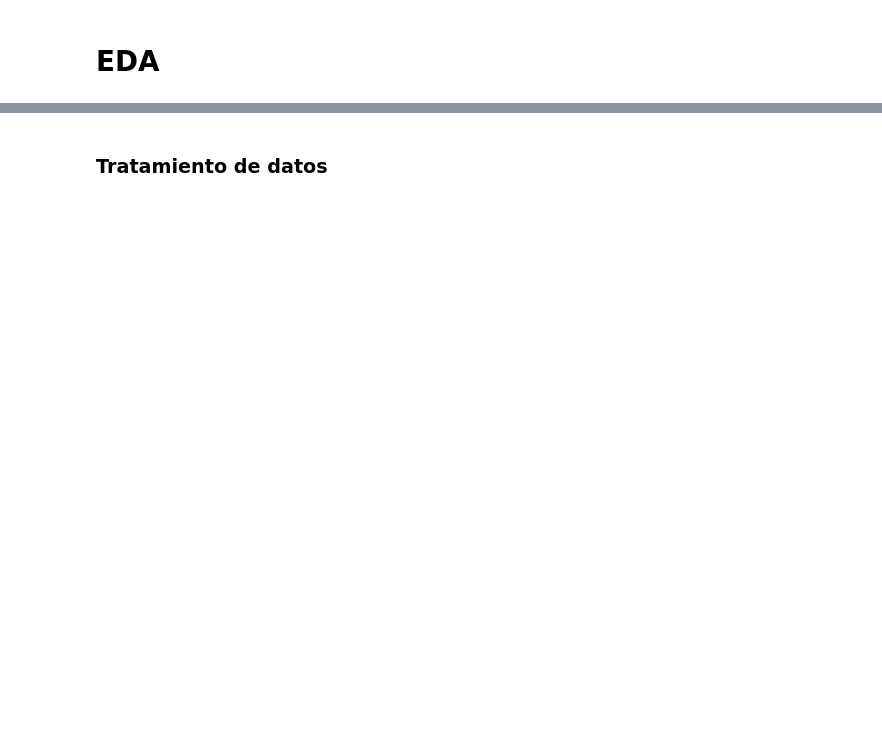
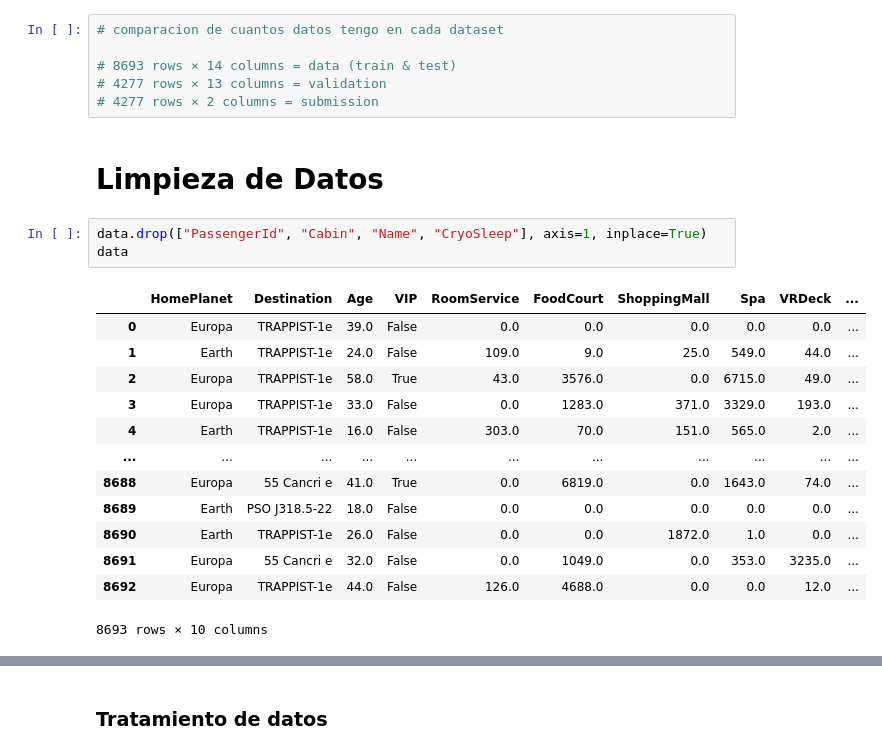
Before and after one commit to Fezacode92/Spaceship-Titanic, a Jupyter notebook: Spaceship_Titanic.ipynb, the cells around one changed output, grey strips where cells are left out. Drawn from its saved outputs; the diff is of its cells as text; blank space fills up the shorter version.

```diff
--- a/Spaceship_Titanic.ipynb
+++ b/Spaceship_Titanic.ipynb
@@ -18,3 +80,26 @@ df.head()
+# %%
+# comparacion de cuantos datos tengo en cada dataset
+
+# 8693 rows × 14 columns = data (train & test)
+# 4277 rows × 13 columns = validation
+# 4277 rows × 2 columns = submission
 # %% [markdown]
-# EDA
+# Limpieza de Datos
+# %%
+data.drop(["PassengerId", "Cabin", "Name", "CryoSleep"], axis=1, inplace=True)
+data
+# %% [output]
+|  | HomePlanet | Destination | Age | VIP | RoomService | FoodCourt | ShoppingMall | Spa | VRDeck | ... |
+| 0 | Europa | TRAPPIST-1e | 39.0 | False | 0.0 | 0.0 | 0.0 | 0.0 | 0.0 | ... |
+| 1 | Earth | TRAPPIST-1e | 24.0 | False | 109.0 | 9.0 | 25.0 | 549.0 | 44.0 | ... |
+| 2 | Europa | TRAPPIST-1e | 58.0 | True | 43.0 | 3576.0 | 0.0 | 6715.0 | 49.0 | ... |
+| 3 | Europa | TRAPPIST-1e | 33.0 | False | 0.0 | 1283.0 | 371.0 | 3329.0 | 193.0 | ... |
+| 4 | Earth | TRAPPIST-1e | 16.0 | False | 303.0 | 70.0 | 151.0 | 565.0 | 2.0 | ... |
+| ... | ... | ... | ... | ... | ... | ... | ... | ... | ... | ... |
+| 8688 | Europa | 55 Cancri e | 41.0 | True | 0.0 | 6819.0 | 0.0 | 1643.0 | 74.0 | ... |
+| 8689 | Earth | PSO J318.5-22 | 18.0 | False | 0.0 | 0.0 | 0.0 | 0.0 | 0.0 | ... |
+| 8690 | Earth | TRAPPIST-1e | 26.0 | False | 0.0 | 0.0 | 1872.0 | 1.0 | 0.0 | ... |
+| 8691 | Europa | 55 Cancri e | 32.0 | False | 0.0 | 1049.0 | 0.0 | 353.0 | 3235.0 | ... |
+| 8692 | Europa | TRAPPIST-1e | 44.0 | False | 126.0 | 4688.0 | 0.0 | 0.0 | 12.0 | ... |
+8693 rows × 10 columns
 # %%
```
Also changed, not shown: parts of 48 cells of this notebook.
